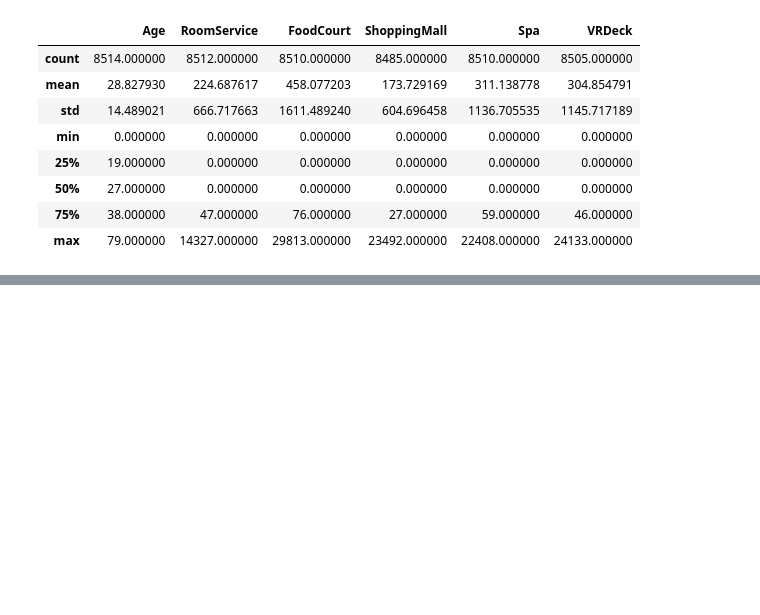
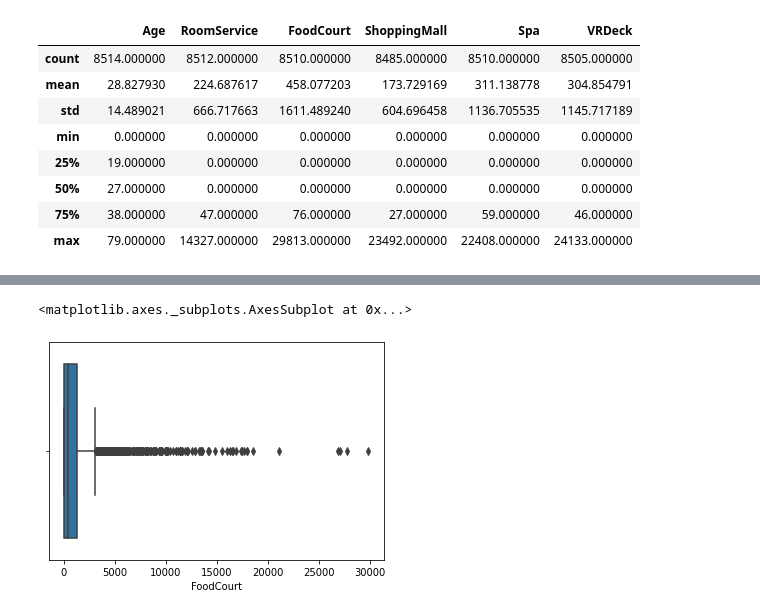
Before and after one commit to chrismnguyen01/kaggle-spaceship-titanic, a Jupyter notebook: spaceship_titanic.ipynb, the cells around one changed output, grey strips where cells are left out. Saved outputs shown, nothing was run; the diff lists cells and outputs as text; code cells hidden in the pictures; blank space fills up the shorter version.

```diff
--- a/spaceship_titanic.ipynb
+++ b/spaceship_titanic.ipynb
@@ -105,0 +182,5 @@ X_test = test_data.copy()
+# %%
+sns.boxplot(expenses['FoodCourt'])
+# %% [output]
+<matplotlib.axes._subplots.AxesSubplot at 0x...>
+[figure, added]
```
Also changed, not shown: parts of 31 cells of this notebook, 2 other files.
